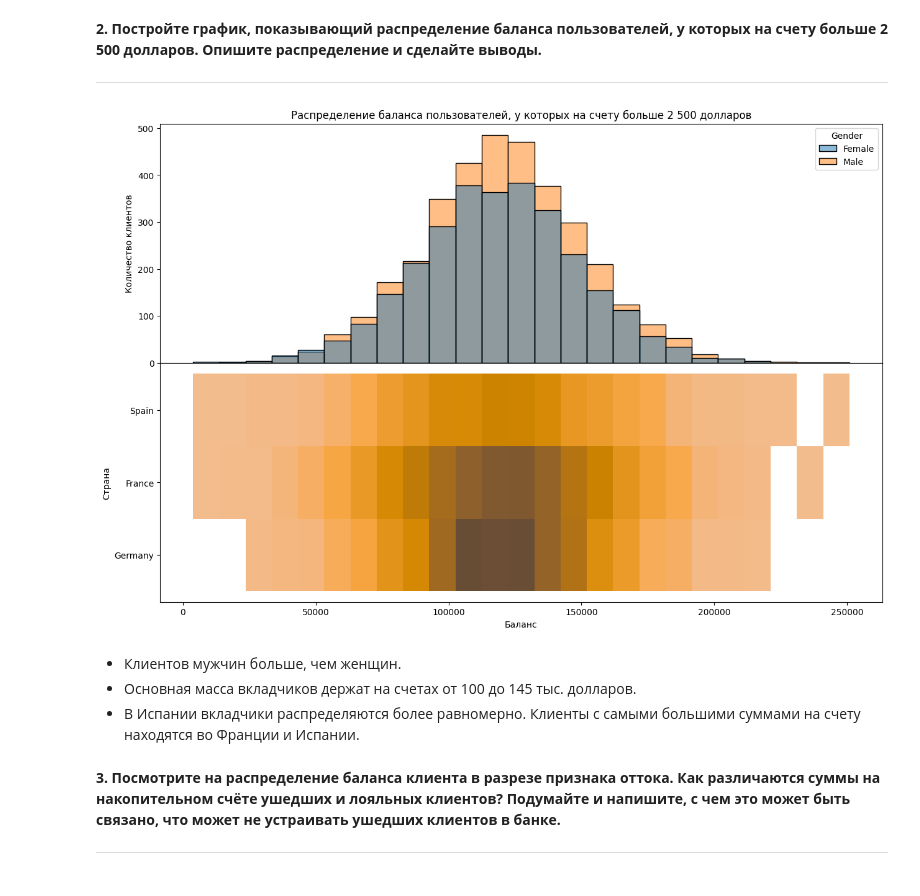
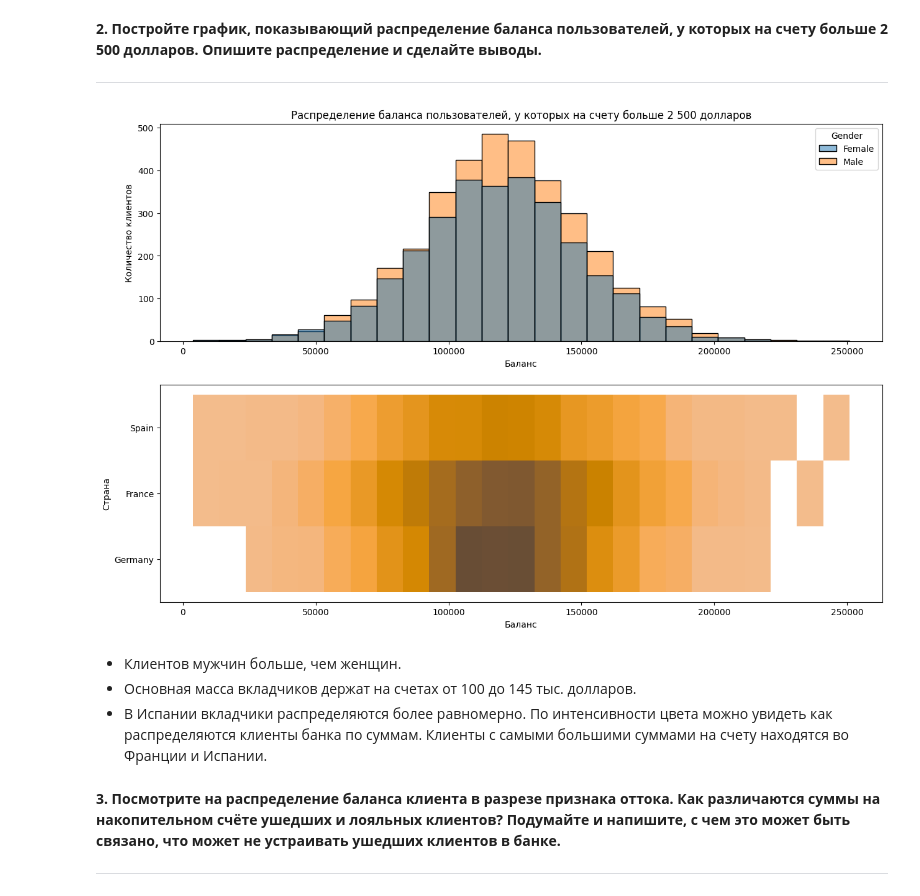
Before and after one commit to Tatpraded/DS_1017_Praded, a Jupyter notebook: Визуализация_постороение_графиков_Банк/churn.ipynb, the cells around one changed output. Saved outputs shown, nothing was run; the diff lists cells and outputs as text; code cells hidden in the pictures.

```diff
--- a/Визуализация_постороение_графиков_Банк/churn.ipynb
+++ b/Визуализация_постороение_графиков_Банк/churn.ipynb
@@ -115,34 +115,34 @@ filtered_by_balance = churn_data_df[churn_data_df['Balance'] > 2500]
 # %%
 import seaborn as sns
 fig, axes = plt.subplots(nrows=2, ncols=1, figsize=(15, 10))
-plt.subplots_adjust(hspace=.0)
+
 sns.histplot(
     data=filtered_by_balance,
     x='Balance',
     bins=25,
     hue='Gender',
     ax=axes[0]
 
 );
 axes[0].set_xlabel('Баланс')
 axes[0].set_ylabel('Количество клиентов')
 axes[0].set_title('Распределение баланса пользователей, у которых на счету больше 2 500 долларов')
 axes[1].set_xlabel('Баланс')
 axes[1].set_ylabel('Страна')
 sns.histplot(
     data=filtered_by_balance,
     x='Balance',
     y='Geography',
     bins=25,
     color='orange',
     ax=axes[1]
 );
 # %% [output]
-[figure, old version]
+[figure, new version]
 # %% [markdown]
 - Клиентов мужчин больше, чем женщин.
 - Основная масса вкладчиков держат на счетах от 100 до 145 тыс. долларов.
-- В Испании вкладчики распределяются более равномерно. Клиенты с самыми большими суммами на счету находятся во Франции и Испании.
+- В Испании вкладчики распределяются более равномерно. По интенсивности цвета можно увидеть как распределяются клиенты банка по суммам. Клиенты с самыми большими суммами на счету находятся во Франции и Испании.
 # %% [markdown]
 **3. Посмотрите на распределение баланса клиента в разрезе признака оттока. Как различаются суммы на накопительном счёте ушедших и лояльных клиентов? Подумайте и напишите, с чем это может быть связано, что может не устраивать ушедших клиентов в банке.**
 ___________________________________________________________________________________________
```
Also changed, not shown: parts of 4 cells of this notebook.
